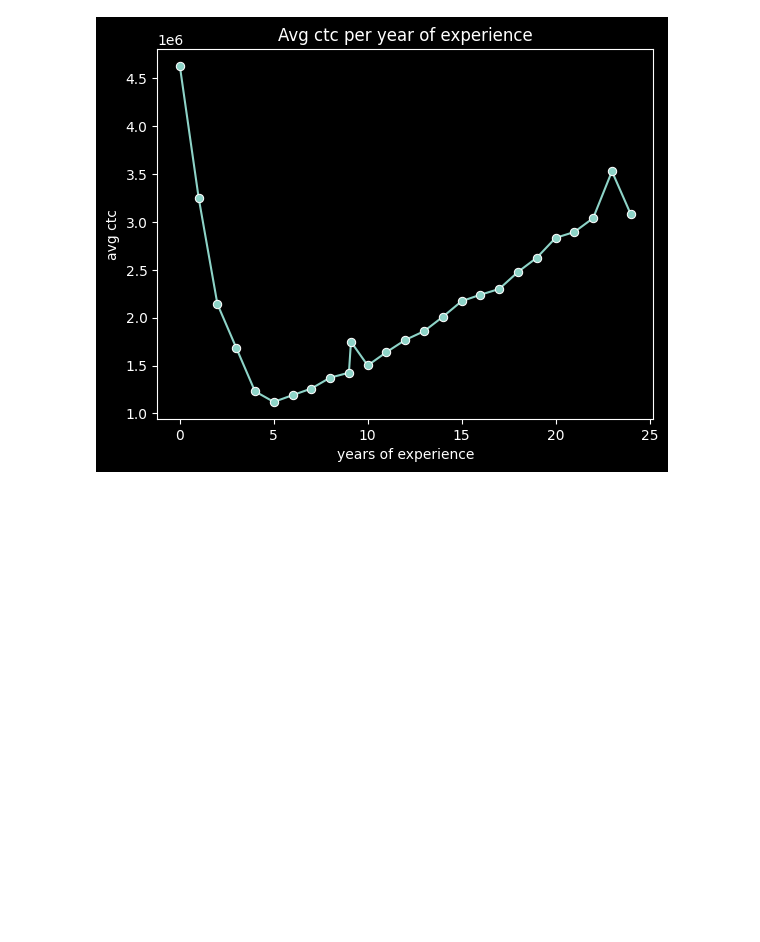
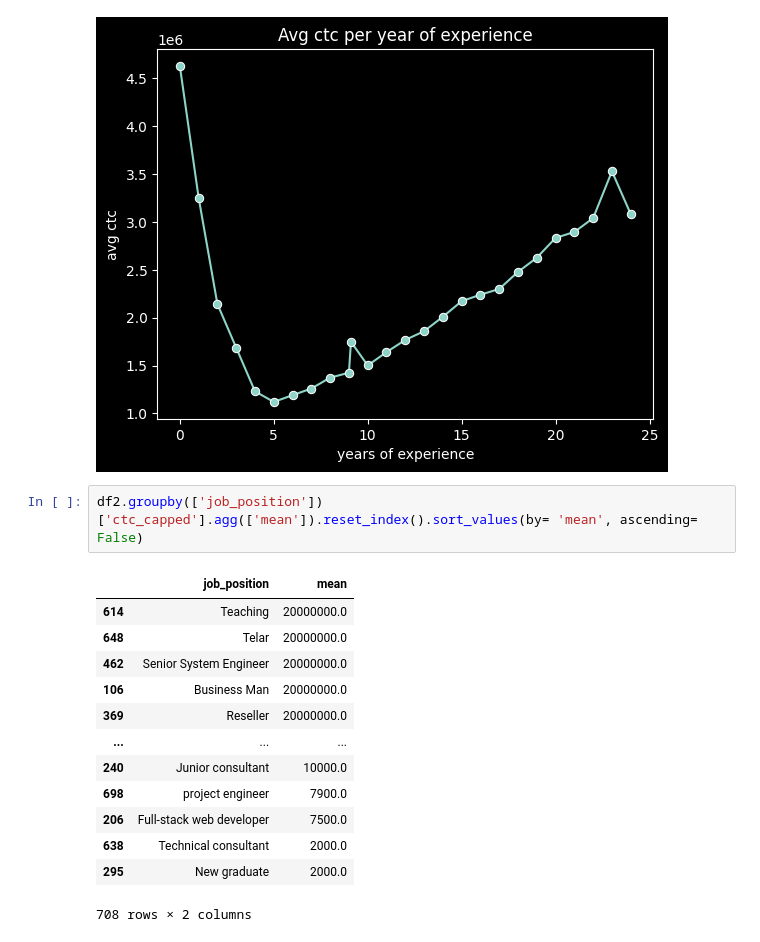
Before and after one commit to VDdotexe/Weekend_Scratching, a Jupyter notebook: case_studies/Clustering_CS.ipynb, the cells around one changed output. Drawn from its saved outputs; the diff is of its cells as text; blank space fills up the shorter version.

```diff
--- a/case_studies/Clustering_CS.ipynb
+++ b/case_studies/Clustering_CS.ipynb
@@ -525,3 +525,19 @@ plt.ylabel("avg ctc")
 # %% [output]
 Text(0, 0.5, 'avg ctc')
 [figure]
+# %%
+df2.groupby(['job_position'])['ctc_capped'].agg(['mean']).reset_index().sort_values(by= 'mean', ascending= False)
+# %% [output]
+|  | job_position | mean |
+| 614 | Teaching | 20000000.0 |
+| 648 | Telar | 20000000.0 |
+| 462 | Senior System Engineer | 20000000.0 |
+| 106 | Business Man | 20000000.0 |
+| 369 | Reseller | 20000000.0 |
+| ... | ... | ... |
+| 240 | Junior consultant | 10000.0 |
+| 698 | project engineer | 7900.0 |
+| 206 | Full-stack web developer | 7500.0 |
+| 638 | Technical consultant | 2000.0 |
+| 295 | New graduate | 2000.0 |
+708 rows × 2 columns
```
Also changed, not shown: parts of 3 cells of this notebook.
